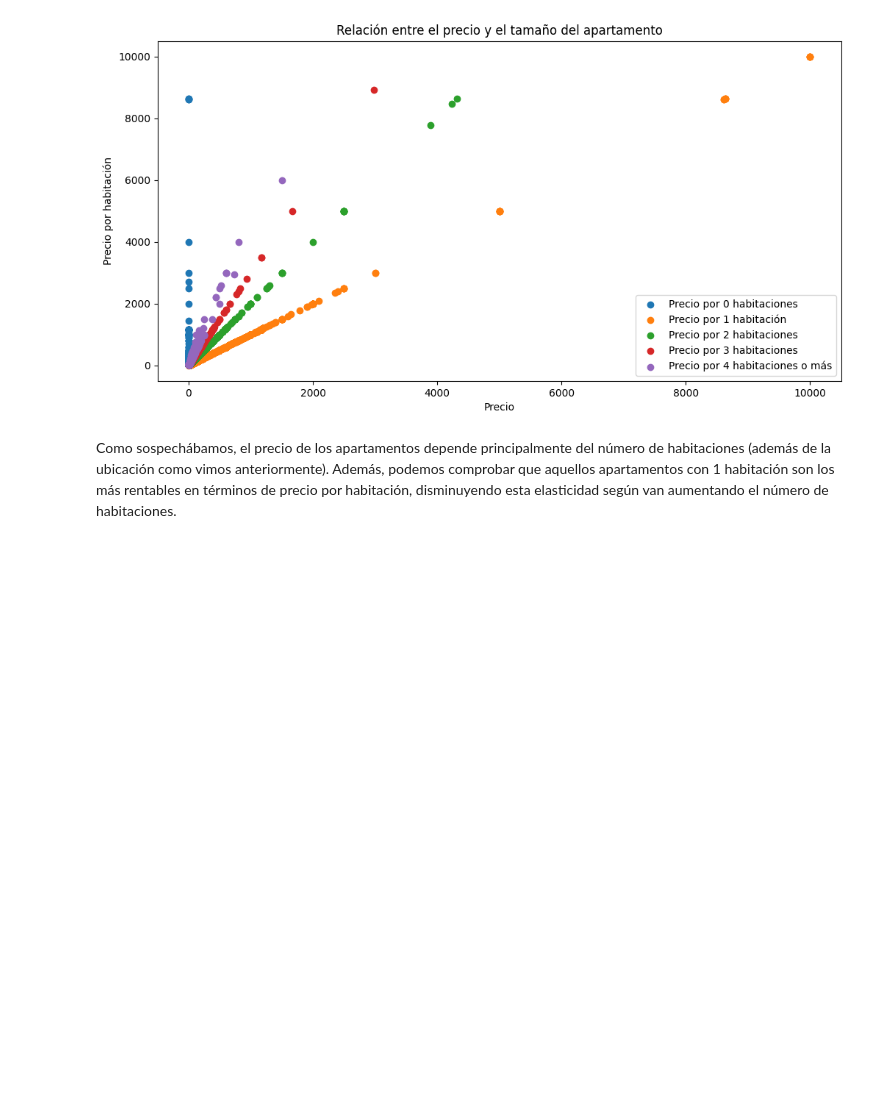
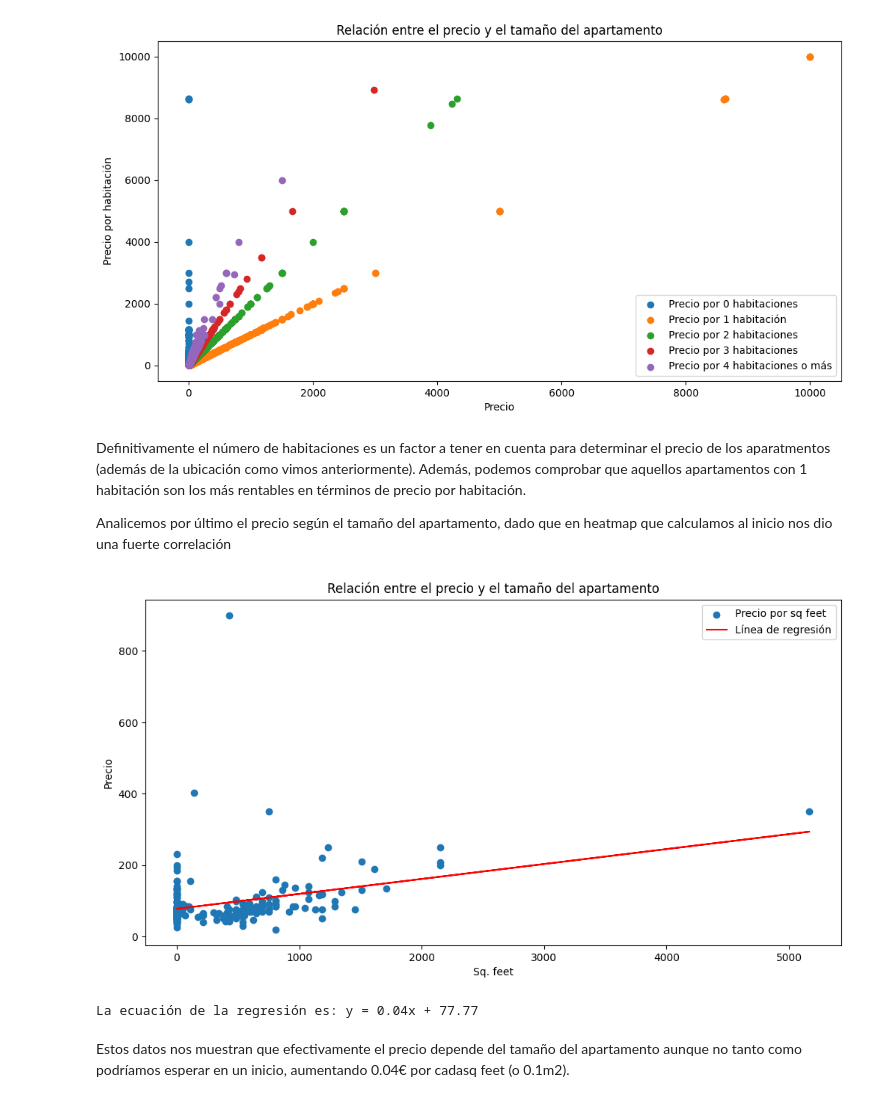
Before and after one commit to janguera/Challenge_Airbnb, a Jupyter notebook: src/eda/descripcion_inicial.ipynb, the cells around one changed output. Cells and saved outputs as stored; diff of their text form; code cells hidden in the pictures; blank space fills up the shorter version.

```diff
--- a/src/eda/descripcion_inicial.ipynb
+++ b/src/eda/descripcion_inicial.ipynb
@@ -372,6 +421,42 @@ plt.show()
 # %% [output]
 [figure]
 # %% [markdown]
-Como sospechábamos, el precio de los apartamentos depende principalmente del número de habitaciones (además de la ubicación como vimos anteriormente).
-Además, podemos comprobar que aquellos apartamentos con 1 habitación son los más rentables en términos de precio por habitación, disminuyendo esta elasticidad según van aumentando el número de habitaciones.
+Definitivamente el número de habitaciones es un factor a tener en cuenta para determinar el precio de los aparatmentos (además de la ubicación como vimos anteriormente).
+Además, podemos comprobar que aquellos apartamentos con 1 habitación son los más rentables en términos de precio por habitación.
+
+Analicemos por último el precio según el tamaño del apartamento, dado que en heatmap que calculamos al inicio nos dio una fuerte correlación
+# %%
+# Filtramos por apartamentos completos dado que el precio por m2 para habitaciones individuales o compartidas puede ser objeto de un estudio por separado
+df_precio = df_listings[(df_listings['room_type'] == 'Entire home/apt')]
+
+df_precio.loc[:,'square_feet'] = pd.to_numeric(df_precio['square_feet'], errors='coerce')
+df_precio.loc[:,'price'] = pd.to_numeric(df_precio['price'], errors='coerce')
+
+# Eliminar valores na
+df_precio = df_precio.dropna(subset=['square_feet', 'price'])
+
+# Crear el scatter plot
+plt.figure(figsize=(12, 6))
+plt.scatter(df_precio['square_feet'], df_precio['price'], label='Precio por sq feet')
+
+# Calcular línea de regresión
+slope, intercept = np.polyfit(df_precio['square_feet'], df_precio['price'], 1)
+regression_line = slope * df_precio['square_feet'] + intercept
+
+plt.plot(df_precio['square_feet'], regression_line, color='red', label='Línea de regresión')
+plt.xlabel('Sq. feet')
+plt.ylabel('Precio')
+plt.legend()
+plt.title('Relación entre el precio y el tamaño del apartamento')
+
+# Show plot
+plt.show()
+
+# Mostraremos la ecuación de la regresión para poder tener presente la pendiente
+print(f'La ecuación de la regresión es: y = {slope:.2f}x + {intercept:.2f}')
+# %% [output]
+[figure, added]
+La ecuación de la regresión es: y = 0.04x + 77.77
+# %% [markdown]
+Estos datos nos muestran que efectivamente el precio depende del tamaño del apartamento aunque no tanto como podríamos esperar en un inicio, aumentando 0.04€ por cadasq feet (o 0.1m2).
 # %% [markdown]
```
Also changed, not shown: parts of 9 cells of this notebook.
